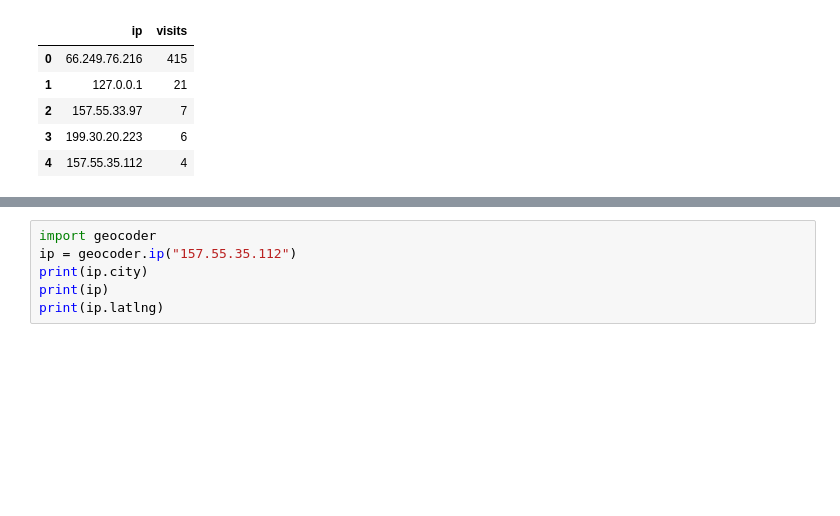
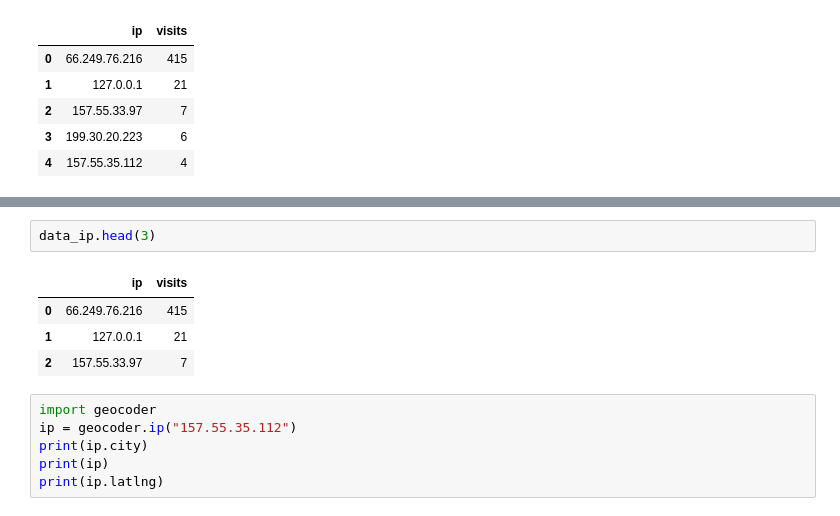
Before and after one commit to JMML2021/0401_Registre-de-logs, a Jupyter notebook: Registre_de_logs_2_parte.ipynb, the cells around one changed output, grey strips where cells are left out. Saved outputs shown, nothing was run; the diff lists cells and outputs as text; blank space fills up the shorter version.

```diff
--- a/Registre_de_logs_2_parte.ipynb
+++ b/Registre_de_logs_2_parte.ipynb
@@ -100,3 +88,10 @@ df
+# %%
+data_ip.head(3)
+# %% [output]
+|  | ip | visits |
+| 0 | 66.249.76.216 | 415 |
+| 1 | 127.0.0.1 | 21 |
+| 2 | 157.55.33.97 | 7 |
 # %%
 import geocoder
 ip = geocoder.ip("157.55.35.112")
```
Also changed, not shown: parts of 27 cells of this notebook.
